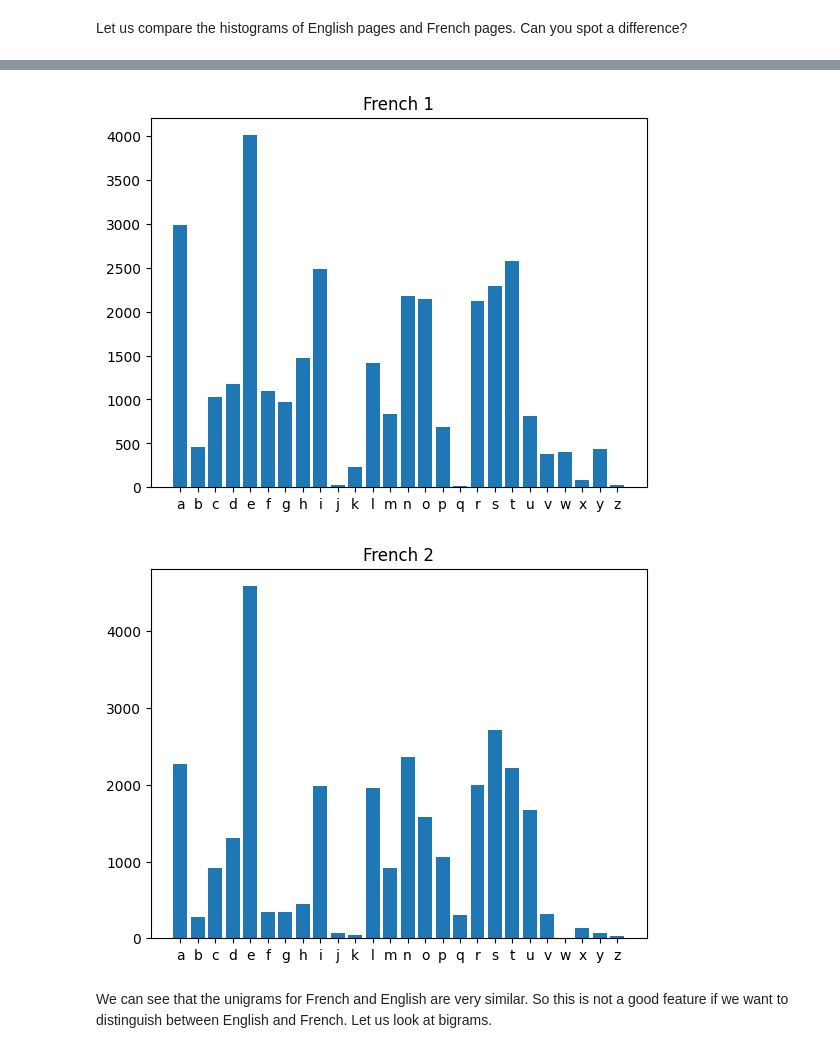
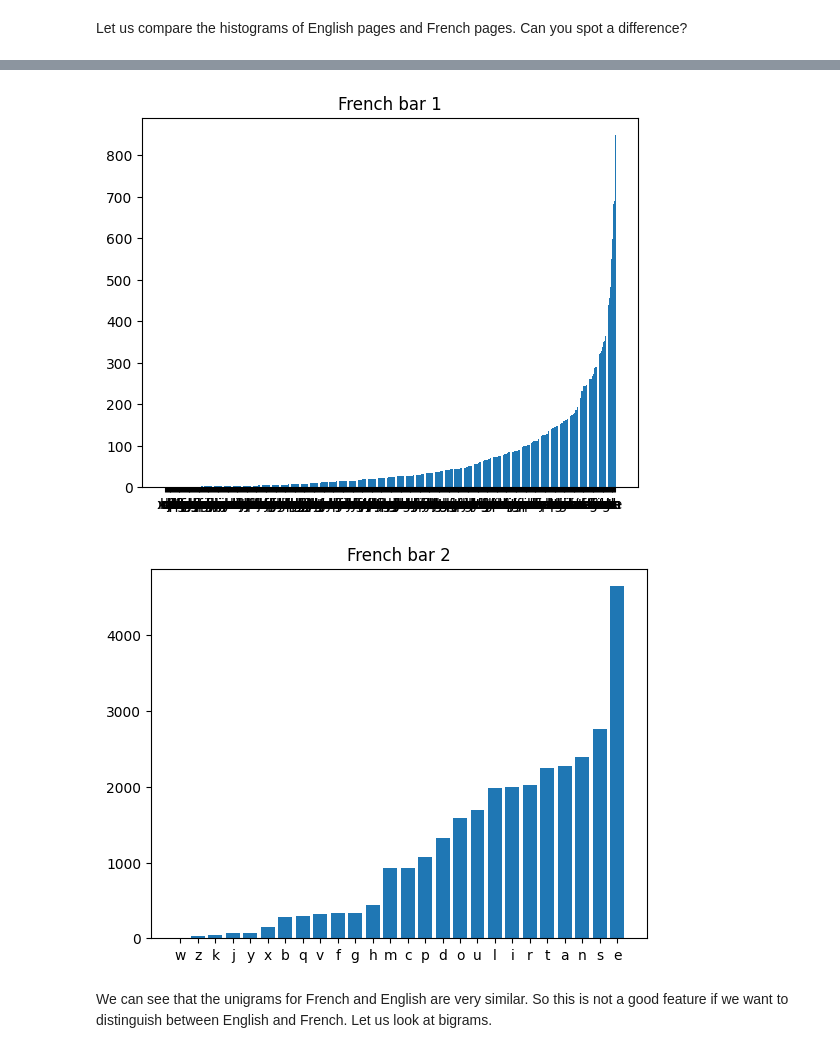
Before and after one commit to SSBalaji07/aiml_projects_and_labs, a Jupyter notebook: AIML_Module_01_Lab_01_Features.ipynb, the cells around one changed output, grey strips where cells are left out. Cells and saved outputs as stored; diff of their text form; code cells hidden in the pictures.

```diff
--- a/AIML_Module_01_Lab_01_Features.ipynb
+++ b/AIML_Module_01_Lab_01_Features.ipynb
@@ -42,15 +42,25 @@ How do we apply machine learning on text? We can't directly use the text as inpu
 
 Let us download a few documents off Wikipedia.
 # %%
-topic1 = 'Giraffe'
-topic2 = 'Elephant'
+import wikipedia
 
-wikipedia.set_lang('en')
+topic1 = "Giraffe"
+topic2 = "Elephant"
 
+# English
+wikipedia.set_lang("en")
 eng1 = wikipedia.page(topic1).content
 eng2 = wikipedia.page(topic2).content
 
-wikipedia.set_lang('fr')
+print("English Content\n")
+print("Giraffe (EN):\n", eng1[:1000])
+print("\nElephant (EN):\n", eng2[:1000])
 
-fr1 = wikipedia.page(topic1).content
-fr2 = wikipedia.page(topic2).content
+# French
+wikipedia.set_lang("fr")
+fr1 = wikipedia.page("Girafe").content
+fr2 = wikipedia.page("Éléphant").content
+
+print("\n--French Content--\n")
+print("Giraffe (FR):\n", fr1[:1000])
+print("\nElephant (FR):\n", fr2[:7500])
@@ -99,13 +127,13 @@ def plothistogram(ngram):
 
   # sort the keys in alphabetic order
   combined = zip(keys, values)
-  zipped_sorted = sorted(combined, key=lambda x: x[0])
+  zipped_sorted = sorted(combined, key=lambda x: x[1])
   keys, values = map(list, zip(*zipped_sorted))
   plt.bar(keys, values)
 # %% [markdown]
 Let us compare the histograms of English pages and French pages. Can you spot a difference?
 # %%
-unigram_eng1 = Counter(ngrams(eng1,1))
+unigram_eng1 = Counter(ngrams(eng1,2))
 plothistogram(unigram_eng1)
 plt.title('English 1')
 plt.show()
@@ -119,15 +147,15 @@ plt.show()
 # %%
 unigram_fr1 = Counter(ngrams(fr1,1))
 plothistogram(unigram_eng1)
-plt.title('French 1')
+plt.title('French bar 1')
 plt.show()
 unigram_fr2 = Counter(ngrams(fr2,1))
 plothistogram(unigram_fr2)
-plt.title('French 2')
+plt.title('French bar 2')
 plt.show()
 # %% [output]
-[figure, old version]
+[figure, new version]
-[figure, old version]
+[figure, new version]
 # %% [markdown]
 We can see that the unigrams for French and English are very similar. So this is not a good feature if we want to distinguish between English and French. Let us look at bigrams.
 # %%
```
Also changed, not shown: parts of 19 cells of this notebook.
